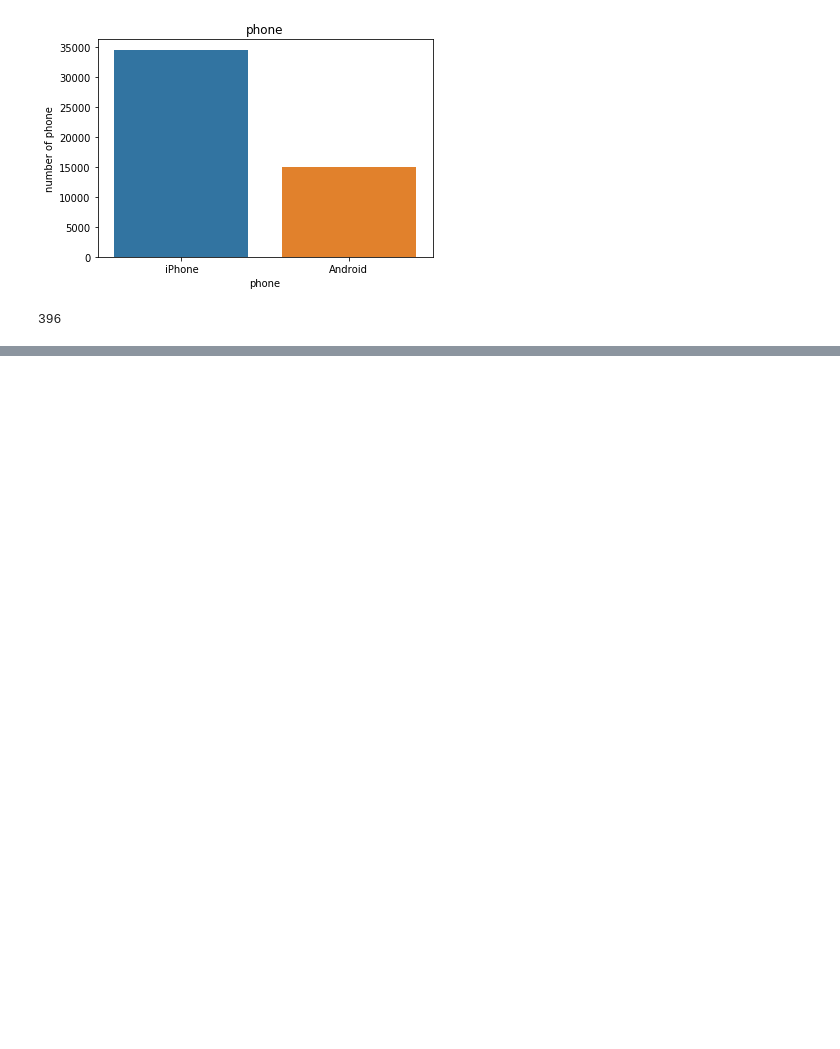
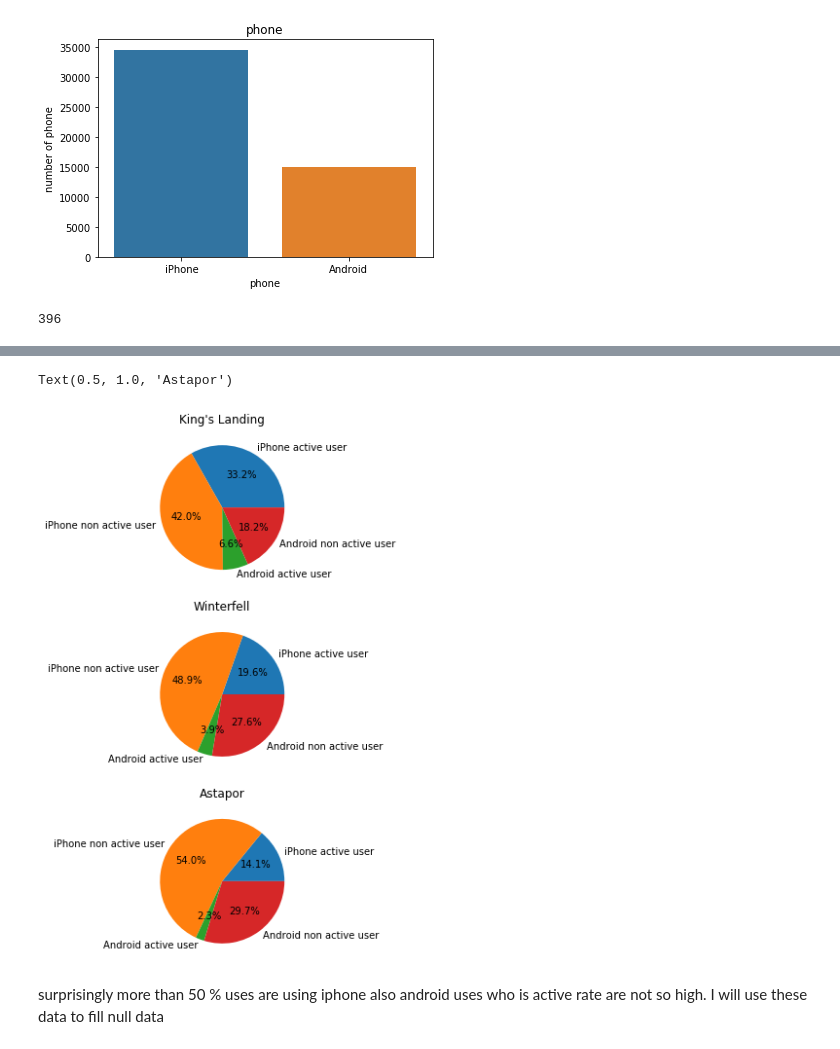
Before and after one commit to atsushii/Ultimate_take_home_challenge, a Jupyter notebook: Predictive_modeling.ipynb, the cells around one changed output, grey strips where cells are left out. Cells and saved outputs as stored; diff of their text form; code cells hidden in the pictures; blank space fills up the shorter version.

```diff
--- a/Predictive_modeling.ipynb
+++ b/Predictive_modeling.ipynb
@@ -136,7 +138,15 @@ As you see phone column is including 396 null data, we will fill it
 # %%
-city_king_iphone = df.loc[(df["phone"] == "iPhone") & (df["city"] == "King's Landing")].shape[0]
-city_king_android = df.loc[(df["phone"] == "Android") & (df["city"] == "King's Landing")].shape[0]
-city_winter_iphone = df.loc[(df["phone"] == "iPhone") & (df["city"] == "Winterfell")].shape[0]
-city_winter_android = df.loc[(df["phone"] == "Android") & (df["city"] == "Winterfell")].shape[0]
-city_astapor_iphone = df.loc[(df["phone"] == "iPhone") & (df["city"] == "Astapor")].shape[0]
-city_astapor_android = df.loc[(df["phone"] == "Android") & (df["city"] == "Astapor")].shape[0]
+city_king_iphone_active = df.loc[(df["phone"] == "iPhone") & (df["city"] == "King's Landing") & (df["active_user"] == 1)].shape[0]
+city_king_iphone_non_active = df.loc[(df["phone"] == "iPhone") & (df["city"] == "King's Landing")  & (df["active_user"] == 0)].shape[0]
+city_king_android_active = df.loc[(df["phone"] == "Android") & (df["city"] == "King's Landing") & (df["active_user"] == 1)].shape[0]
+city_king_android_non_active = df.loc[(df["phone"] == "Android") & (df["city"] == "King's Landing")  & (df["active_user"] == 0)].shape[0]
+
+city_winter_iphone_active = df.loc[(df["phone"] == "iPhone") & (df["city"] == "Winterfell")  & (df["active_user"] == 1)].shape[0]
+city_winter_iphone_non_active = df.loc[(df["phone"] == "iPhone") & (df["city"] == "Winterfell")  & (df["active_user"] == 0)].shape[0]
+city_winter_android_active = df.loc[(df["phone"] == "Android") & (df["city"] == "Winterfell")  & (df["active_user"] == 1)].shape[0]
+city_winter_android_non_active = df.loc[(df["phone"] == "Android") & (df["city"] == "Winterfell")  & (df["active_user"] == 0)].shape[0]
+
+city_astapor_iphone_active = df.loc[(df["phone"] == "iPhone") & (df["city"] == "Astapor") & (df["active_user"] == 1)].shape[0]
+city_astapor_iphone_non_active = df.loc[(df["phone"] == "iPhone") & (df["city"] == "Astapor") & (df["active_user"] == 0)].shape[0]
+city_astapor_android_active = df.loc[(df["phone"] == "Android") & (df["city"] == "Astapor") & (df["active_user"] == 1)].shape[0]
+city_astapor_android_non_active = df.loc[(df["phone"] == "Android") & (df["city"] == "Astapor") & (df["active_user"] == 0)].shape[0]
@@ -145,0 +153,24 @@ city_astapor_android = df.loc[(df["phone"] == "Android") & (df["city"] == "Astap
+# %%
+label = ["iPhone active user", "iPhone non active user", "Android active user", "Android non active user"]
+
+plt.figure(figsize=(15, 10))
+plt.subplot(3, 1, 1)
+plt.pie([city_king_iphone_active / df.shape[0] * 100, city_king_iphone_non_active / df.shape[0] * 100,
+        city_king_android_active / df.shape[0] * 100, city_king_android_non_active / df.shape[0] * 100], labels=label, autopct='%1.1f%%')
+plt.title("King's Landing")
+
+
+plt.subplot(3, 1, 2)
+plt.pie([city_winter_iphone_active / df.shape[0] * 100, city_winter_iphone_non_active / df.shape[0] * 100,
+        city_winter_android_active / df.shape[0] * 100, city_winter_android_non_active / df.shape[0] * 100], labels=label, autopct='%1.1f%%')
+plt.title("Winterfell")
+
+plt.subplot(3, 1, 3)
+plt.pie([city_astapor_iphone_active / df.shape[0] * 100, city_astapor_iphone_non_active / df.shape[0] * 100,
+        city_astapor_android_active / df.shape[0] * 100, city_astapor_android_non_active / df.shape[0] * 100], labels=label, autopct='%1.1f%%')
+plt.title("Astapor")
+# %% [output]
+Text(0.5, 1.0, 'Astapor')
+[figure, added]
+# %% [markdown]
+surprisingly more than 50 % uses are using iphone also android uses who is active rate are not so high. I will use these data to fill null data
```
Also changed, not shown: parts of 55 cells of this notebook.
